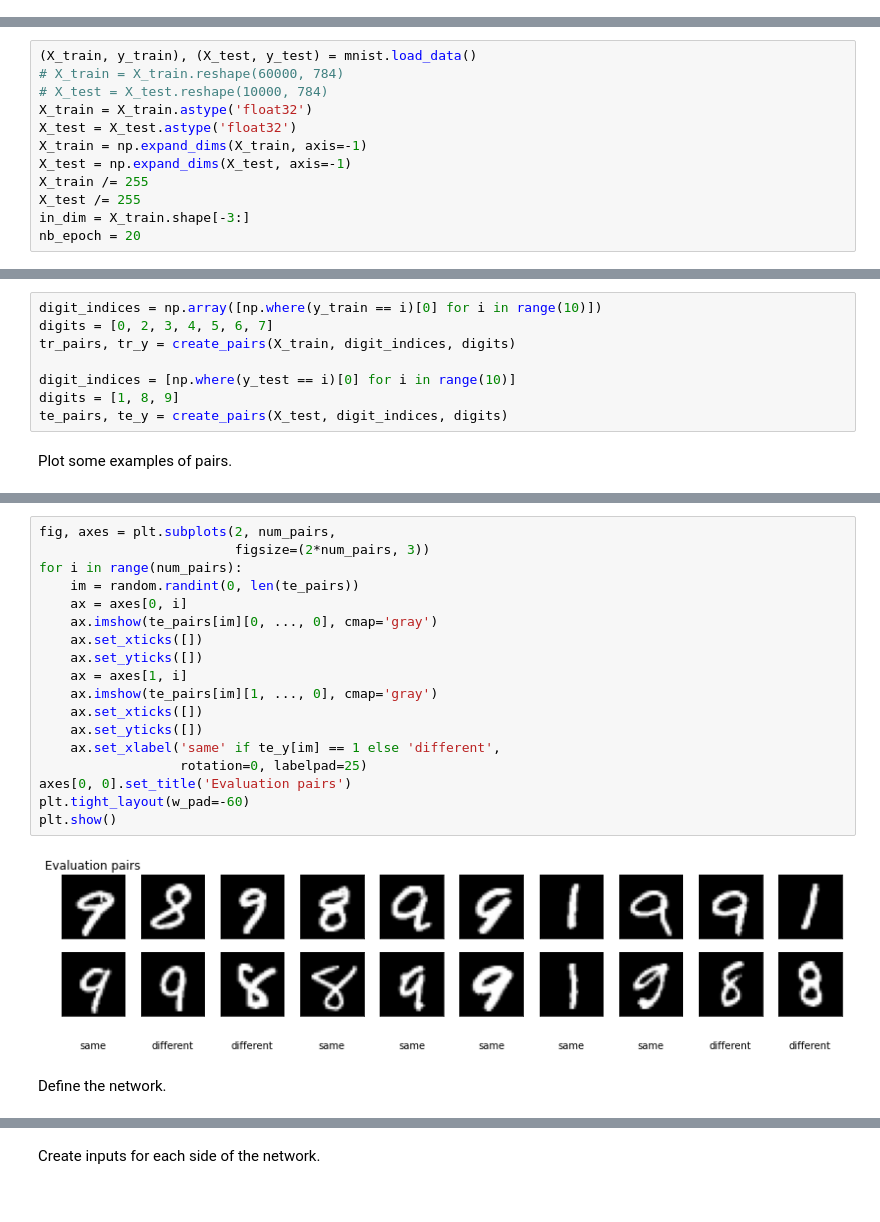
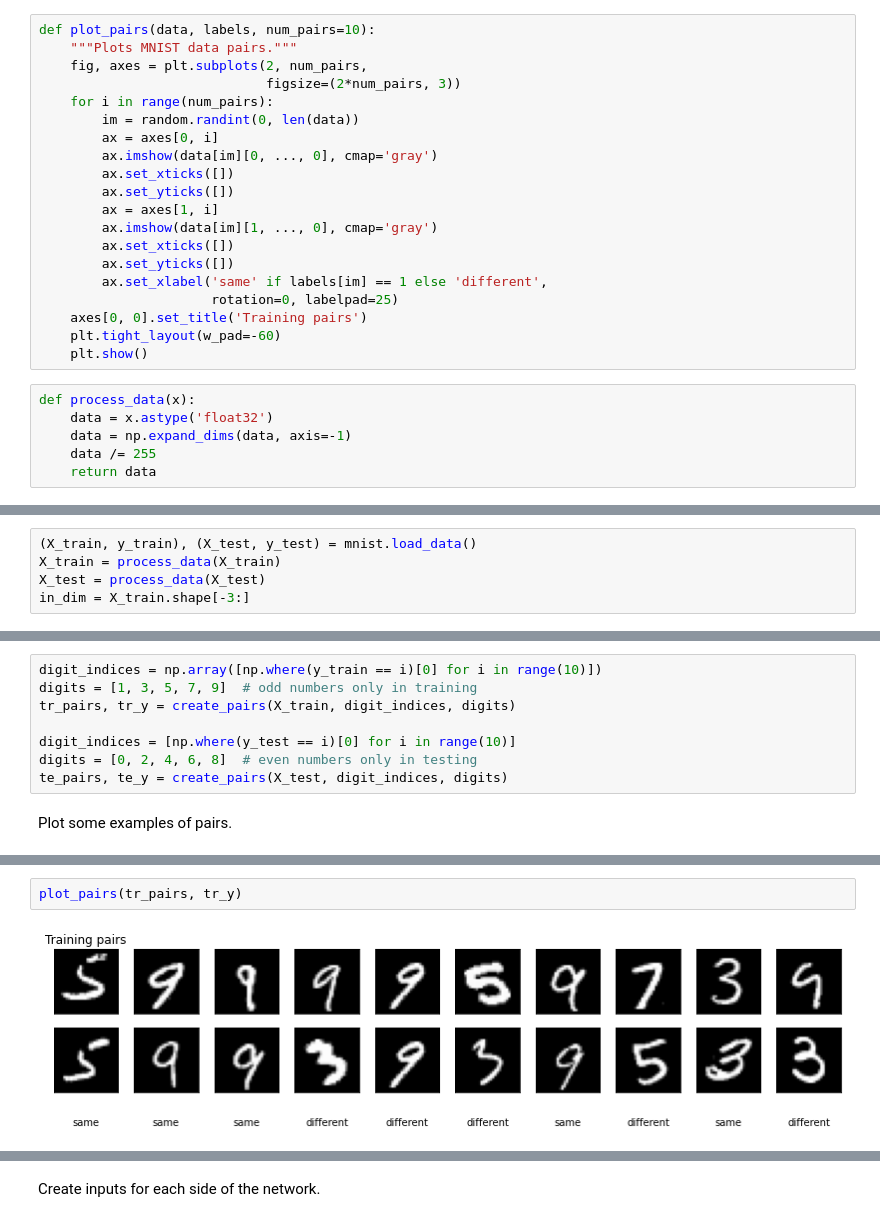
Before and after one commit to Engineero/couch_surfing, a Jupyter notebook: siamese_net.ipynb, the cells around one changed output, grey strips where cells are left out. Saved outputs shown, nothing was run; the diff lists cells and outputs as text.

```diff
--- a/siamese_net.ipynb
+++ b/siamese_net.ipynb
@@ -46,3 +95,29 @@ def compute_accuracy(predictions, labels):
     pred_1 = tf.cast(predictions < 0.5, dtype=tf.int32)
     labels = tf.cast(labels, dtype=tf.int32)
     return tf.metrics.categorical_accuracy(labels, pred_1)
+# %%
+def plot_pairs(data, labels, num_pairs=10):
+    """Plots MNIST data pairs."""
+    fig, axes = plt.subplots(2, num_pairs,
+                             figsize=(2*num_pairs, 3))
+    for i in range(num_pairs):
+        im = random.randint(0, len(data))
+        ax = axes[0, i]
+        ax.imshow(data[im][0, ..., 0], cmap='gray')
+        ax.set_xticks([])
+        ax.set_yticks([])
+        ax = axes[1, i]
+        ax.imshow(data[im][1, ..., 0], cmap='gray')
+        ax.set_xticks([])
+        ax.set_yticks([])
+        ax.set_xlabel('same' if labels[im] == 1 else 'different',
+                      rotation=0, labelpad=25)
+    axes[0, 0].set_title('Training pairs')
+    plt.tight_layout(w_pad=-60)
+    plt.show()
+# %%
+def process_data(x):
+    data = x.astype('float32')
+    data = np.expand_dims(data, axis=-1)
+    data /= 255
+    return data
@@ -50,16 +128,9 @@ def compute_accuracy(predictions, labels):
 Load and pre-process the data.
 # %%
 (X_train, y_train), (X_test, y_test) = mnist.load_data()
-# X_train = X_train.reshape(60000, 784)
-# X_test = X_test.reshape(10000, 784)
-X_train = X_train.astype('float32')
-X_test = X_test.astype('float32')
-X_train = np.expand_dims(X_train, axis=-1)
-X_test = np.expand_dims(X_test, axis=-1)
-X_train /= 255
-X_test /= 255
+X_train = process_data(X_train)
+X_test = process_data(X_test)
 in_dim = X_train.shape[-3:]
-nb_epoch = 20
 # %% [markdown]
 Plot some of the image pool.
 # %%
@@ -83,10 +156,10 @@ Create training and testing positive and negative pairs.
 # %%
 digit_indices = np.array([np.where(y_train == i)[0] for i in range(10)])
-digits = [0, 2, 3, 4, 5, 6, 7]
+digits = [1, 3, 5, 7, 9]  # odd numbers only in training
 tr_pairs, tr_y = create_pairs(X_train, digit_indices, digits)
 
 digit_indices = [np.where(y_test == i)[0] for i in range(10)]
-digits = [1, 8, 9]
+digits = [0, 2, 4, 6, 8]  # even numbers only in testing
 te_pairs, te_y = create_pairs(X_test, digit_indices, digits)
 # %% [markdown]
 Plot some examples of pairs.
@@ -116,22 +166,4 @@ Training pairs
-# %%
-fig, axes = plt.subplots(2, num_pairs,
-                         figsize=(2*num_pairs, 3))
-for i in range(num_pairs):
-    im = random.randint(0, len(te_pairs))
-    ax = axes[0, i]
-    ax.imshow(te_pairs[im][0, ..., 0], cmap='gray')
-    ax.set_xticks([])
-    ax.set_yticks([])
-    ax = axes[1, i]
-    ax.imshow(te_pairs[im][1, ..., 0], cmap='gray')
-    ax.set_xticks([])
-    ax.set_yticks([])
-    ax.set_xlabel('same' if te_y[im] == 1 else 'different',
-                  rotation=0, labelpad=25)
-axes[0, 0].set_title('Evaluation pairs')
-plt.tight_layout(w_pad=-60)
-plt.show()
-# %% [output]
-[figure, removed]
-# %% [markdown]
-Define the network.
+# %%
+plot_pairs(tr_pairs, tr_y)
+# %% [output]
+[figure, added]
```
Also changed, not shown: parts of 20 cells of this notebook.
